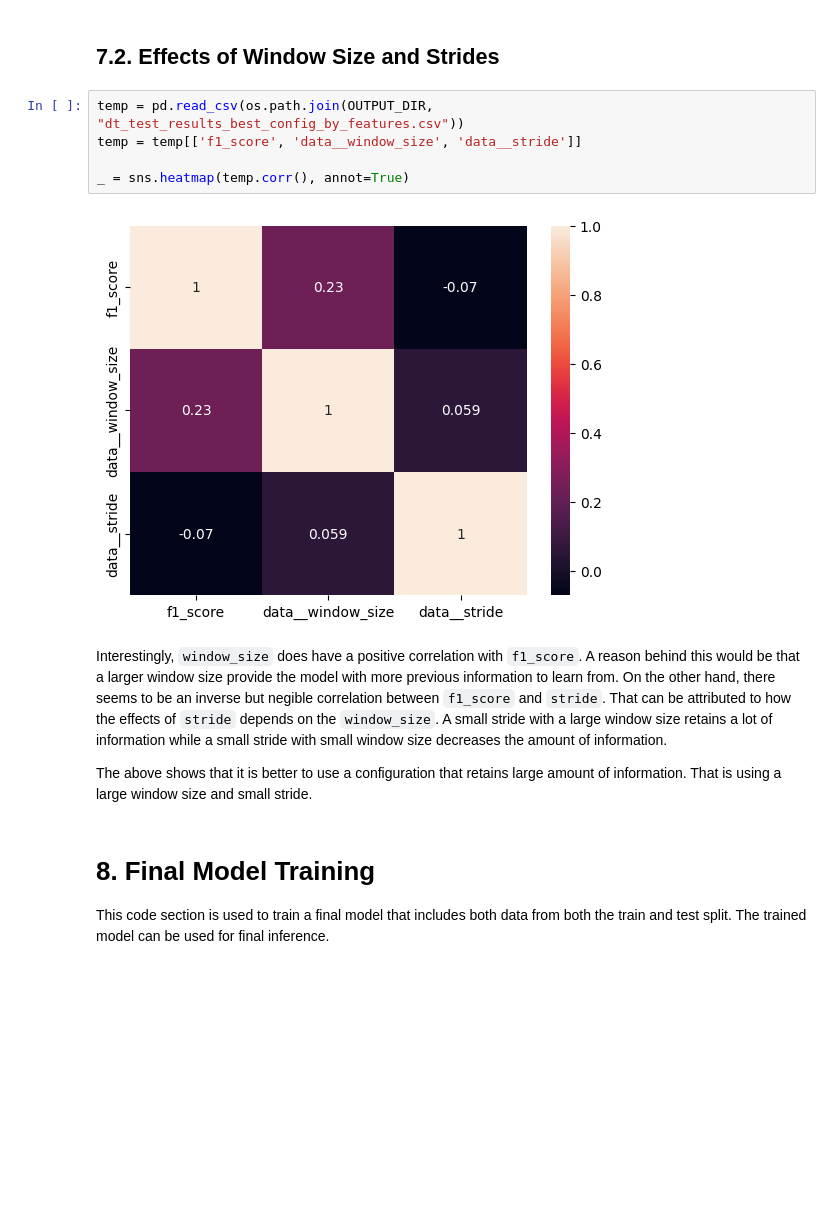
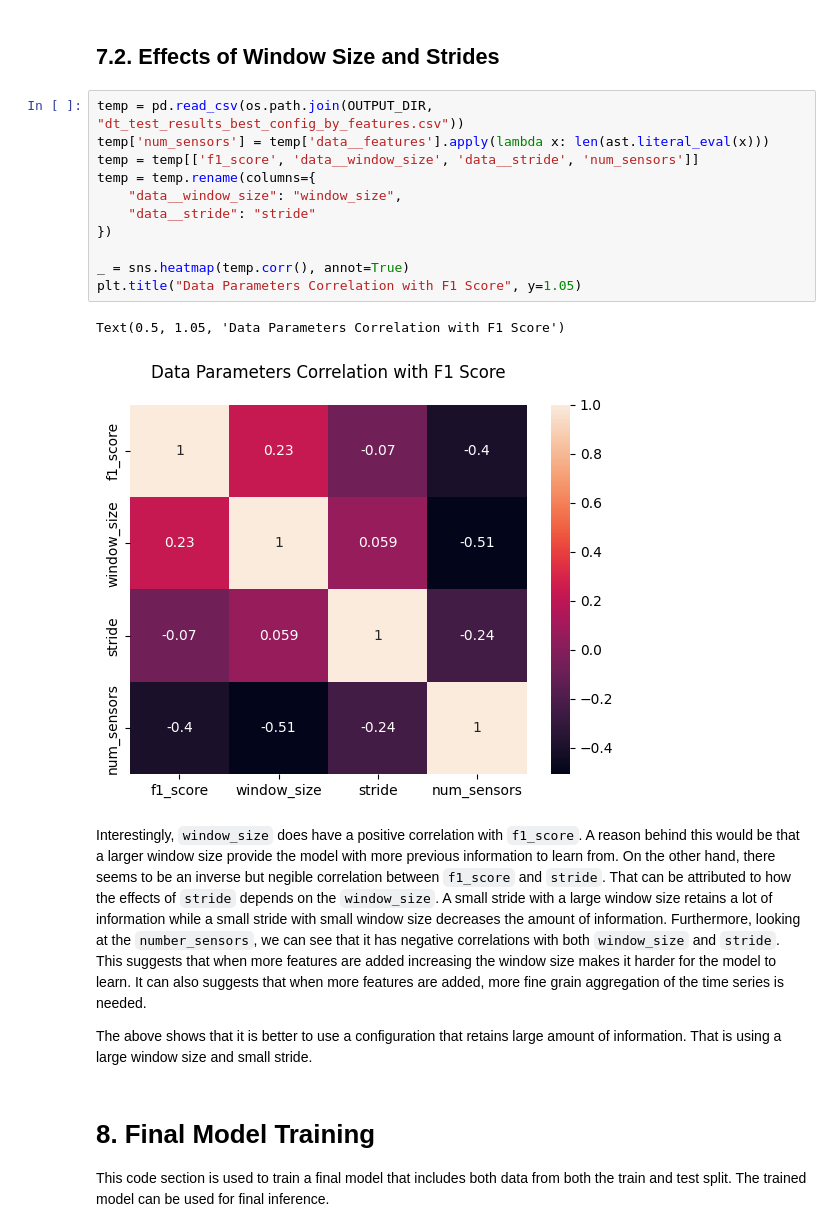
Before and after one commit to Socret360/ce888-data-science-and-decision-making, a Jupyter notebook: project/experiment.ipynb, the cells around one changed output. Saved outputs shown, nothing was run; the diff lists cells and outputs as text; blank space fills up the shorter version.

```diff
--- a/project/experiment.ipynb
+++ b/project/experiment.ipynb
@@ -815,13 +809,20 @@ The above tree shows that the model can easily distinguish between stress and no
 ## 7.2. Effects of Window Size and Strides
 # %%
 temp = pd.read_csv(os.path.join(OUTPUT_DIR, "dt_test_results_best_config_by_features.csv"))
-temp = temp[['f1_score', 'data__window_size', 'data__stride']]
+temp['num_sensors'] = temp['data__features'].apply(lambda x: len(ast.literal_eval(x)))
+temp = temp[['f1_score', 'data__window_size', 'data__stride', 'num_sensors']]
+temp = temp.rename(columns={
+    "data__window_size": "window_size",
+    "data__stride": "stride"
+})
 
 _ = sns.heatmap(temp.corr(), annot=True)
+plt.title("Data Parameters Correlation with F1 Score", y=1.05)
 # %% [output]
+Text(0.5, 1.05, 'Data Parameters Correlation with F1 Score')
-[figure, old version]
+[figure, new version]
 # %% [markdown]
-Interestingly, `window_size` does have a positive correlation with `f1_score`. A reason behind this would be that a larger window size provide the model with more previous information to learn from. On the other hand, there seems to be an inverse but negible correlation between `f1_score` and `stride`. That can be attributed to how the effects of `stride` depends on the `window_size`. A small stride with a large window size retains a lot of information while a small stride with small window size decreases the amount of information.
+Interestingly, `window_size` does have a positive correlation with `f1_score`. A reason behind this would be that a larger window size provide the model with more previous information to learn from. On the other hand, there seems to be an inverse but negible correlation between `f1_score` and `stride`. That can be attributed to how the effects of `stride` depends on the `window_size`. A small stride with a large window size retains a lot of information while a small stride with small window size decreases the amount of information. Furthermore, looking at the `number_sensors`, we can see that it has negative correlations with both `window_size` and `stride`. This suggests that when more features are added increasing the window size makes it harder for the model to learn. It can also suggests that when more features are added, more fine grain aggregation of the time series is needed.
 
 The above shows that it is better to use a configuration that retains large amount of information. That is using a large window size and small stride.
 # %% [markdown]
```
Also changed, not shown: parts of 5 cells of this notebook.
